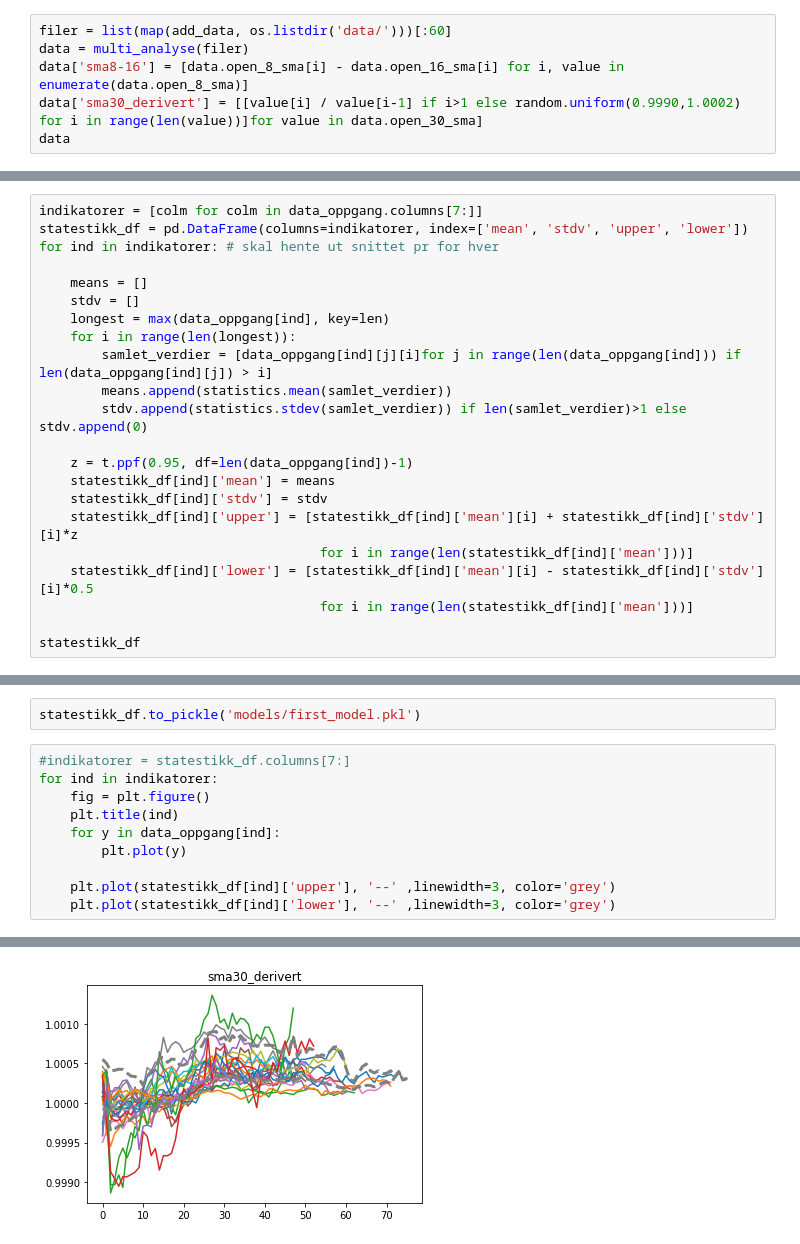
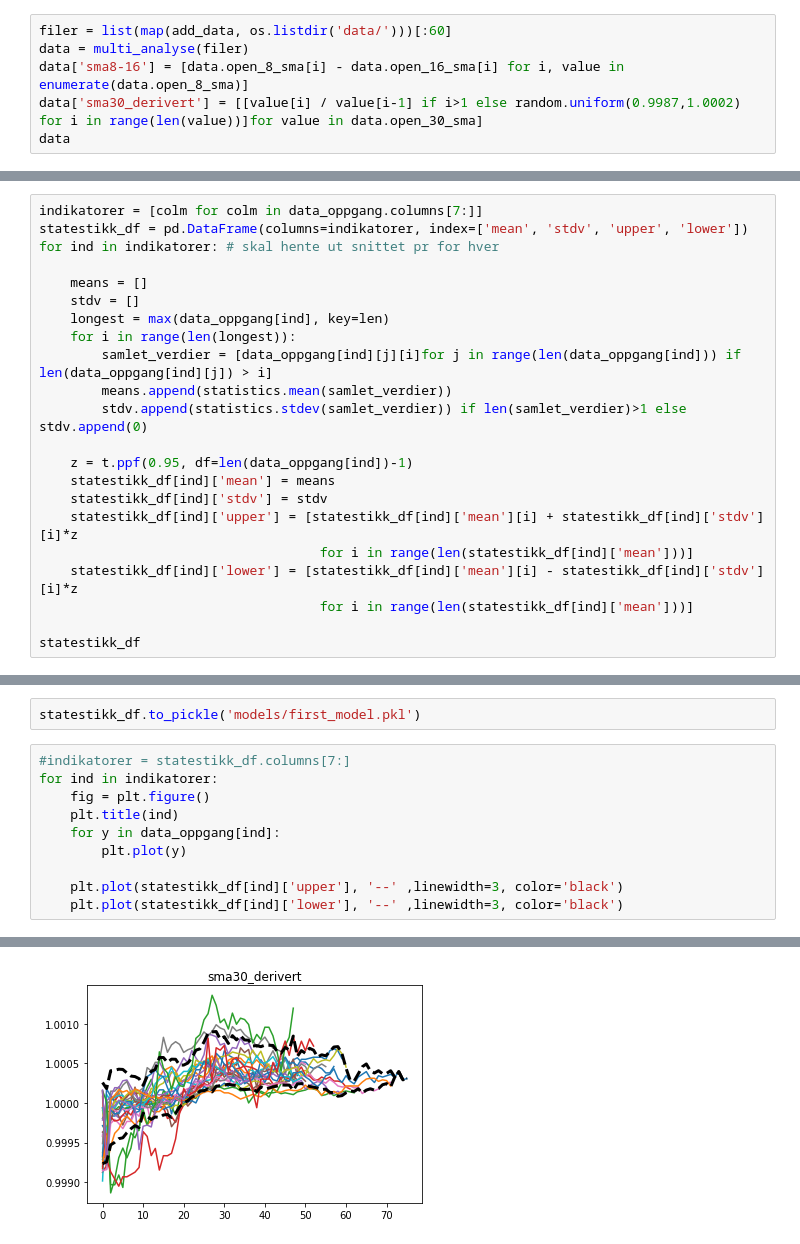
Before and after one commit to stianteien/instradag, a Jupyter notebook: make_model.ipynb, the cells around one changed output, grey strips where cells are left out. Cells and saved outputs as stored; diff of their text form.

```diff
--- a/make_model.ipynb
+++ b/make_model.ipynb
@@ -67,7 +67,7 @@ pos_ut = positiv_utvikling()
 filer = list(map(add_data, os.listdir('data/')))[:60]
 data = multi_analyse(filer)
 data['sma8-16'] = [data.open_8_sma[i] - data.open_16_sma[i] for i, value in enumerate(data.open_8_sma)]
-data['sma30_derivert'] = [[value[i] / value[i-1] if i>1 else random.uniform(0.9990,1.0002) for i in range(len(value))]for value in data.open_30_sma]
+data['sma30_derivert'] = [[value[i] / value[i-1] if i>1 else random.uniform(0.9987,1.0002) for i in range(len(value))]for value in data.open_30_sma]
 data
 # %% [output]
 1 av 60 analysert
@@ -105,7 +105,7 @@ for ind in indikatorer: # skal hente ut snittet pr for hver
     statestikk_df[ind]['stdv'] = stdv
     statestikk_df[ind]['upper'] = [statestikk_df[ind]['mean'][i] + statestikk_df[ind]['stdv'][i]*z
                                     for i in range(len(statestikk_df[ind]['mean']))]
-    statestikk_df[ind]['lower'] = [statestikk_df[ind]['mean'][i] - statestikk_df[ind]['stdv'][i]*0.5
+    statestikk_df[ind]['lower'] = [statestikk_df[ind]['mean'][i] - statestikk_df[ind]['stdv'][i]*z
                                     for i in range(len(statestikk_df[ind]['mean']))]
 
 statestikk_df
@@ -125,6 +125,6 @@ for ind in indikatorer:
     for y in data_oppgang[ind]:
         plt.plot(y)
 
-    plt.plot(statestikk_df[ind]['upper'], '--' ,linewidth=3, color='grey')
-    plt.plot(statestikk_df[ind]['lower'], '--' ,linewidth=3, color='grey')
+    plt.plot(statestikk_df[ind]['upper'], '--' ,linewidth=3, color='black')
+    plt.plot(statestikk_df[ind]['lower'], '--' ,linewidth=3, color='black')
 # %% [output]
@@ -138,4 +138,4 @@ for ind in indikatorer:
-[figure, old version]
+[figure, new version]
 # %%
 random.uniform(0.9995,1.0005)
 # %% [output]
```
Also changed, not shown: parts of 3 cells of this notebook, 2 other files.
